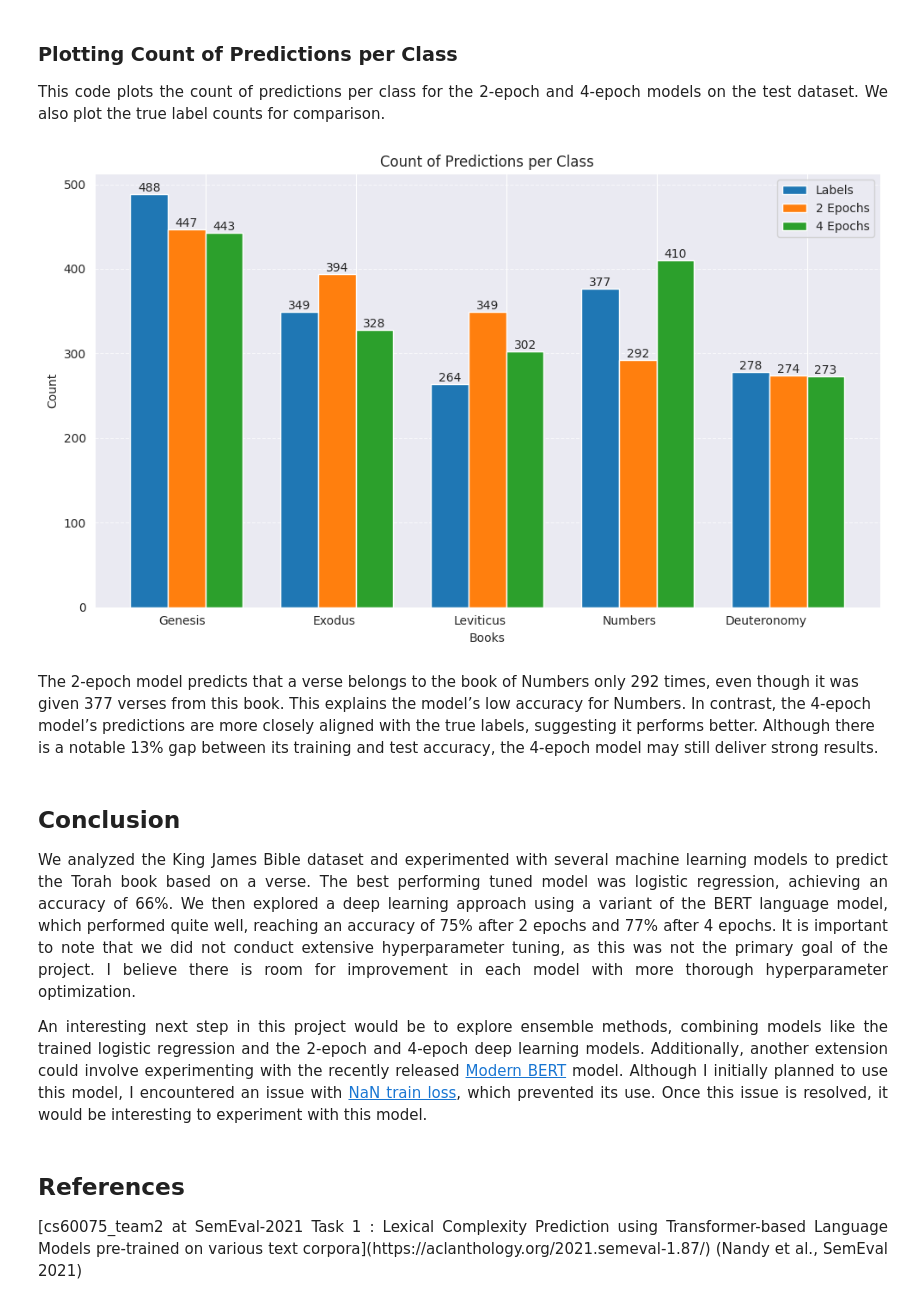
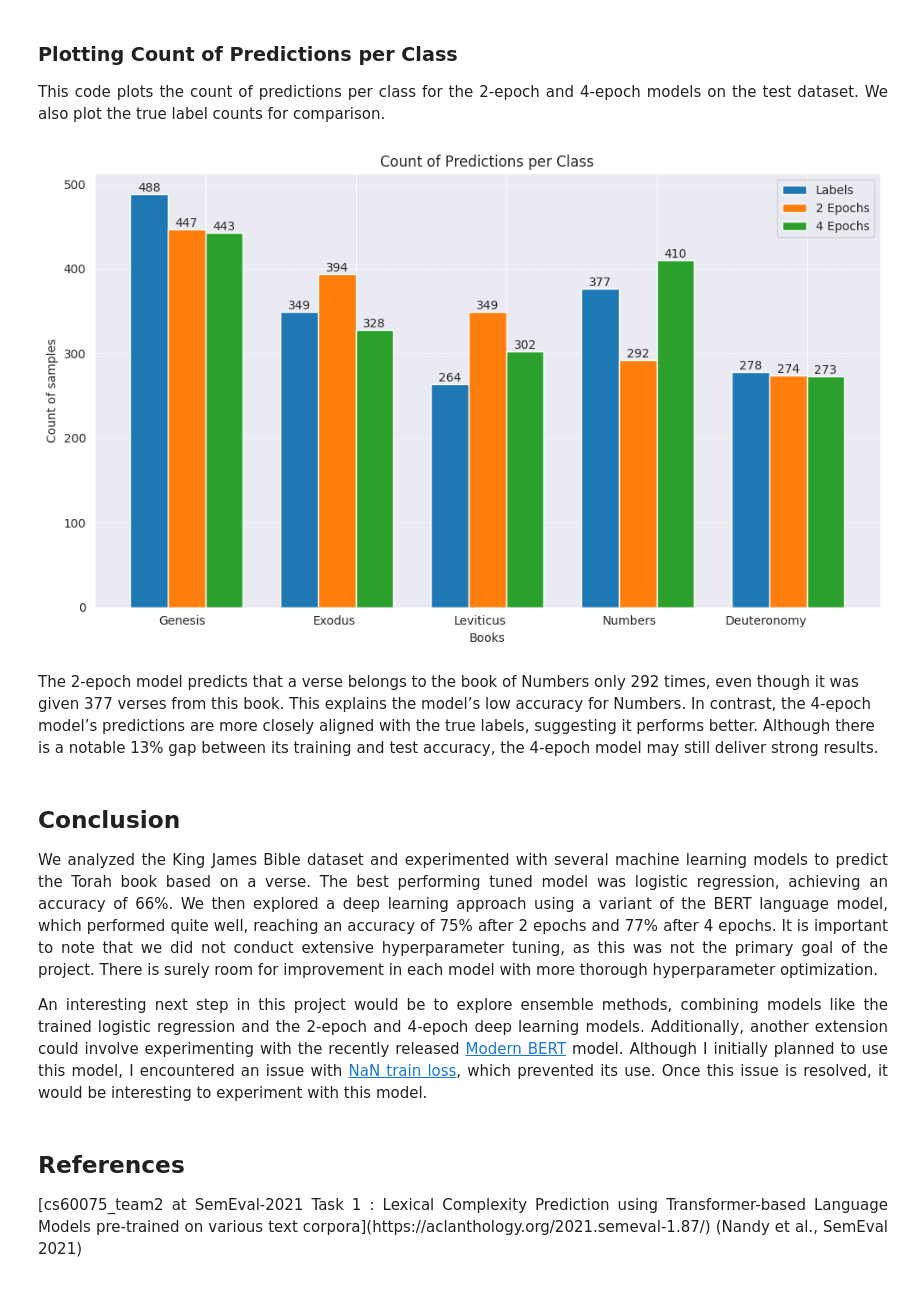
Before and after one commit to DAVIDACEK4689/King-James-Bible-Analysis, a Jupyter notebook: report.ipynb, the cells around one changed output. Saved outputs shown, nothing was run; the diff lists cells and outputs as text; code cells hidden in the pictures.

```diff
--- a/report.ipynb
+++ b/report.ipynb
@@ -628,41 +628,41 @@ pred_counts = {
     for name, trainer in trainers.items()
 }
 
 # Prepare data for plotting
 x = np.arange(len(torah_books))
 bar_width = 0.25
 
 # Create the plot
 fig, ax = plt.subplots(figsize=(10, 6))
 label_bars = ax.bar(x - bar_width, num_labels, bar_width, label='Labels')
 for i, (name, counts) in enumerate(pred_counts.items()):
     pred_bars = ax.bar(x + i * bar_width, [counts[label] for label in range(len(torah_books))], bar_width, label=name)
 
     # Add text values to prediction bars
     for bar in pred_bars:
         height = bar.get_height()
         ax.text(bar.get_x() + bar.get_width() / 2, height, f'{int(height)}', ha='center', va='bottom')
 
 # Add text values to label bars
 for bar in label_bars:
     height = bar.get_height()
     ax.text(bar.get_x() + bar.get_width() / 2, height, f'{int(height)}', ha='center', va='bottom')
 
 # Customize the plot
-ax.set(xlabel='Books', ylabel='Count', title='Count of Predictions per Class')
+ax.set(xlabel='Books', ylabel='Count of samples', title='Count of Predictions per Class')
 ax.set_xticks(x + 0.125, torah_books, rotation=0, ha='right')
 ax.legend()
 ax.grid(axis='y', linestyle='--', alpha=0.7)
 plt.tight_layout()
 plt.show()
 # %% [output]
-[figure, old version]
+[figure, new version]
 # %% [markdown]
 The 2-epoch model predicts that a verse belongs to the book of Numbers only 292 times, even though it was given 377 verses from this book. This explains the model’s low accuracy for Numbers. In contrast, the 4-epoch model’s predictions are more closely aligned with the true labels, suggesting it performs better. Although there is a notable 13% gap between its training and test accuracy, the 4-epoch model may still deliver strong results.
 # %% [markdown]
 ## Conclusion
 <p style="text-align: justify;">
-We analyzed the King James Bible dataset and experimented with several machine learning models to predict the Torah book based on a verse. The best performing tuned model was logistic regression, achieving an accuracy of 66%. We then explored a deep learning approach using a variant of the BERT language model, which performed quite well, reaching an accuracy of 75% after 2 epochs and 77% after 4 epochs. It is important to note that we did not conduct extensive hyperparameter tuning, as this was not the primary goal of the project. I believe there is room for improvement in each model with more thorough hyperparameter optimization.
+We analyzed the King James Bible dataset and experimented with several machine learning models to predict the Torah book based on a verse. The best performing tuned model was logistic regression, achieving an accuracy of 66%. We then explored a deep learning approach using a variant of the BERT language model, which performed quite well, reaching an accuracy of 75% after 2 epochs and 77% after 4 epochs. It is important to note that we did not conduct extensive hyperparameter tuning, as this was not the primary goal of the project. There is surely room for improvement in each model with more thorough hyperparameter optimization.
 </p>
 
 <p style="text-align: justify;">
```
Also changed, not shown: parts of 10 cells of this notebook, 2 other files.
